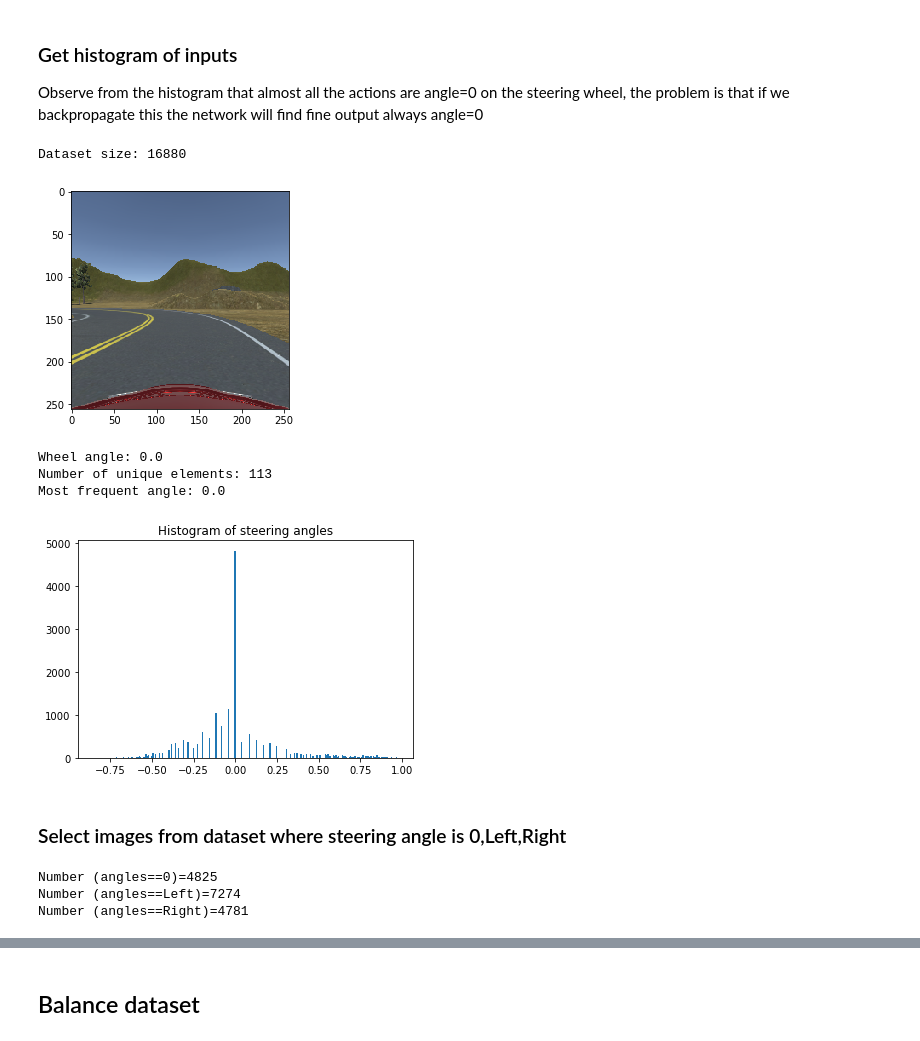
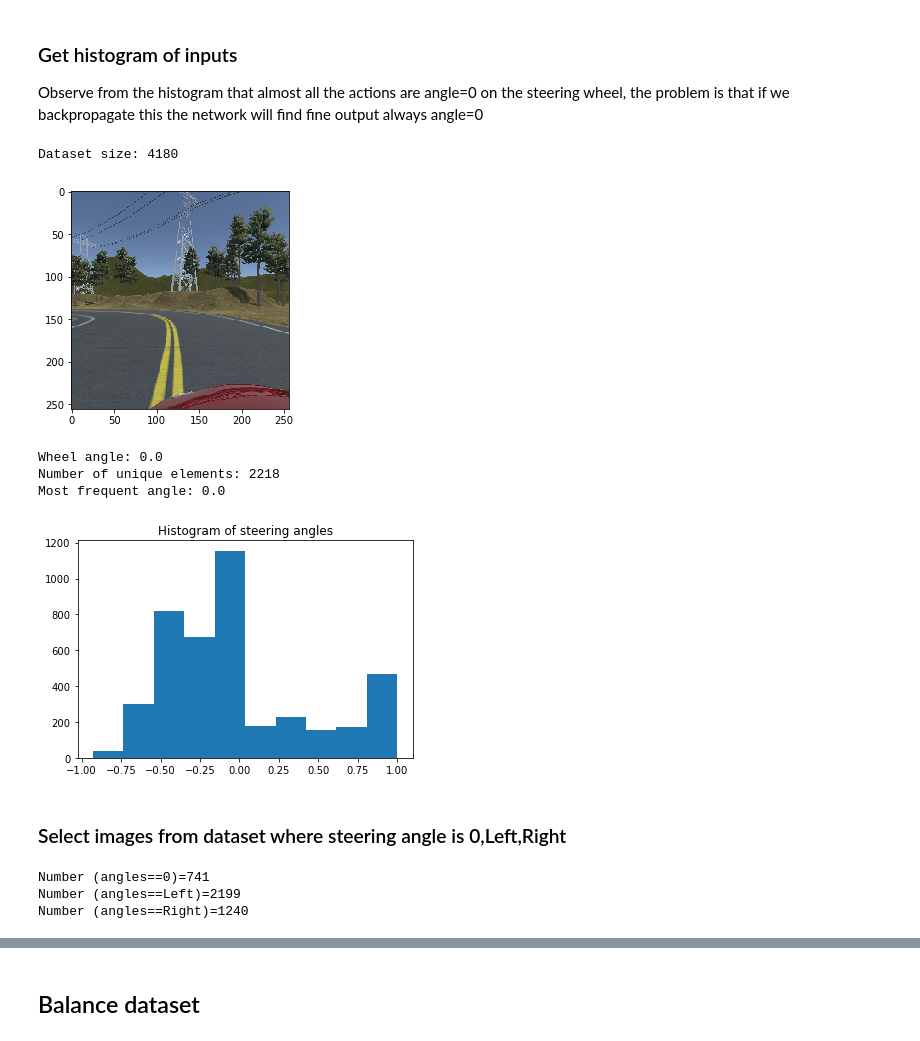
Before and after one commit to VisBlank/DLMatFramework, a Jupyter notebook: virtual/tensorDriver/notebooks/ImproveDataset_LMDB.ipynb, the cells around one changed output, grey strips where cells are left out. Saved outputs shown, nothing was run; the diff lists cells and outputs as text; code cells hidden in the pictures.

```diff
--- a/virtual/tensorDriver/notebooks/ImproveDataset_LMDB.ipynb
+++ b/virtual/tensorDriver/notebooks/ImproveDataset_LMDB.ipynb
@@ -30,9 +30,9 @@ import skimage
 import skimage.filters
 import skimage.color
 
-LMDB_PATH = '../DatasetLMDB'
-LMDB_PATH_DEST = '../DatasetLMDB_Balanced'
-TFREC_PATH_DEST = '../Dataset_Balanced.tfrec'
+LMDB_PATH = '/media/laraujo/BigLinuxPart/DatasetLMDB_7'
+LMDB_PATH_DEST = '/media/laraujo/BigLinuxPart/DatasetLMDB_Balanced'
+TFREC_PATH_DEST = '/media/laraujo/BigLinuxPart/Dataset_Balanced_7.tfrec'
 # %% [markdown]
 ### Read LMDB data
 # %%
@@ -59,24 +59,24 @@ Observe from the histogram that almost all the actions are angle=0 on the steeri
 # %%
 print('Dataset size:', len(lst_imgs_read))
 rand_index = random.randint(0,len(lst_imgs_read)-1)
 plt.imshow(lst_imgs_read[rand_index].astype(np.uint8))
 plt.show()
 print('Wheel angle:', lst_labels_read[rand_index])
 unique_angles, counts = np.unique(lst_labels_read,return_counts=True)
 print('Number of unique elements:',len(unique_angles))
 most_frequent_angle = unique_angles[np.argmax(counts)]
 print('Most frequent angle:',most_frequent_angle)
 n_bins = len(unique_angles)*2
-plt.hist(lst_labels_read,bins=n_bins)
+plt.hist(lst_labels_read)
 plt.title("Histogram of steering angles")
 plt.show()
 # %% [output]
-Dataset size: 16880
+Dataset size: 4180
-[figure, old version]
+[figure, new version]
 Wheel angle: 0.0
-Number of unique elements: 113
+Number of unique elements: 2218
 Most frequent angle: 0.0
-[figure, old version]
+[figure, new version]
 # %% [markdown]
 ### Select images from dataset where steering angle is 0,Left,Right
 # %%
@@ -93,9 +93,9 @@ print('Number (angles==0)=%d'% len(list_img_angles_zeros))
 print('Number (angles==Left)=%d'% len(list_img_angles_left))
 print('Number (angles==Right)=%d'% len(list_img_angles_right))
 # %% [output]
-Number (angles==0)=4825
-Number (angles==Left)=7274
-Number (angles==Right)=4781
+Number (angles==0)=741
+Number (angles==Left)=2199
+Number (angles==Right)=1240
 # %%
 # Angle 0 example
 [img,steering] = list_img_angles_zeros[random.randint(0,len(list_img_angles_zeros)-1)]
```
Also changed, not shown: parts of 14 cells of this notebook, 4 other files.
